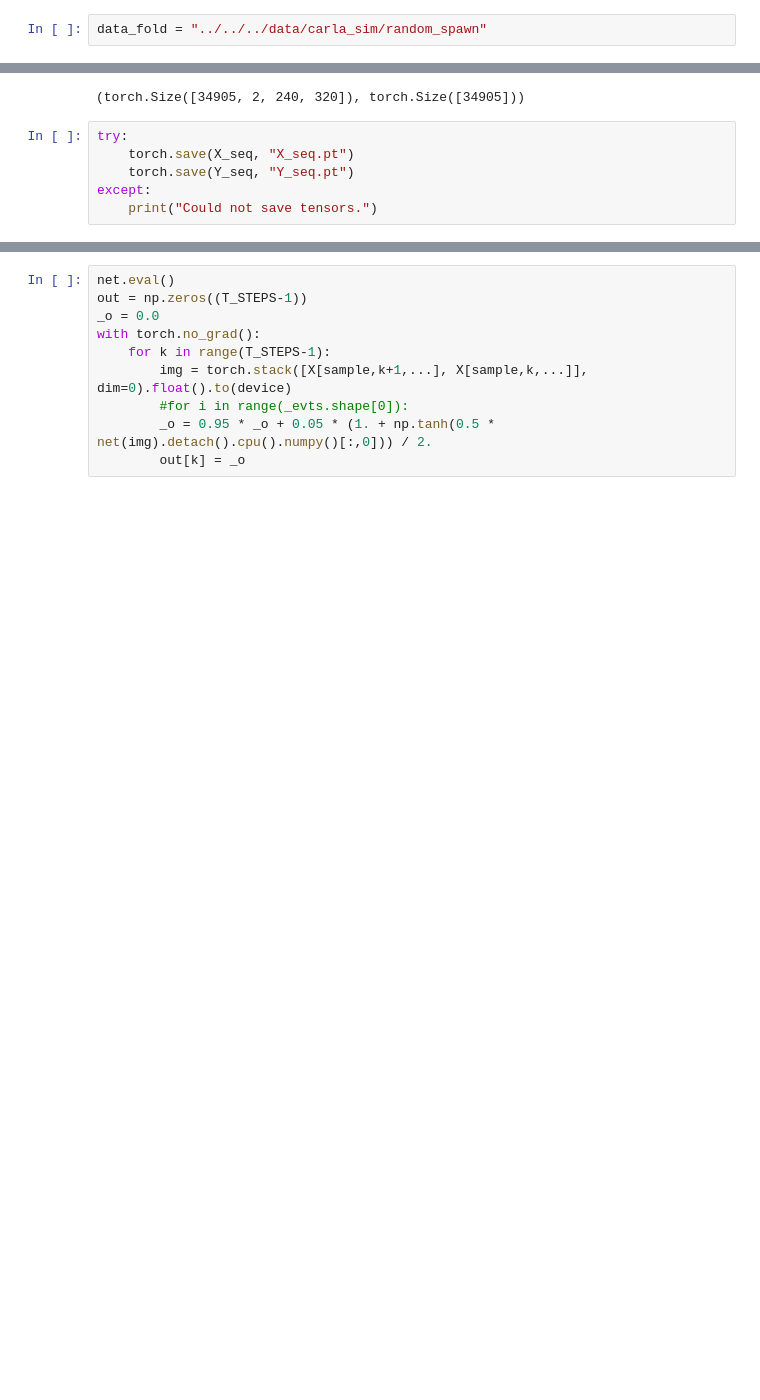
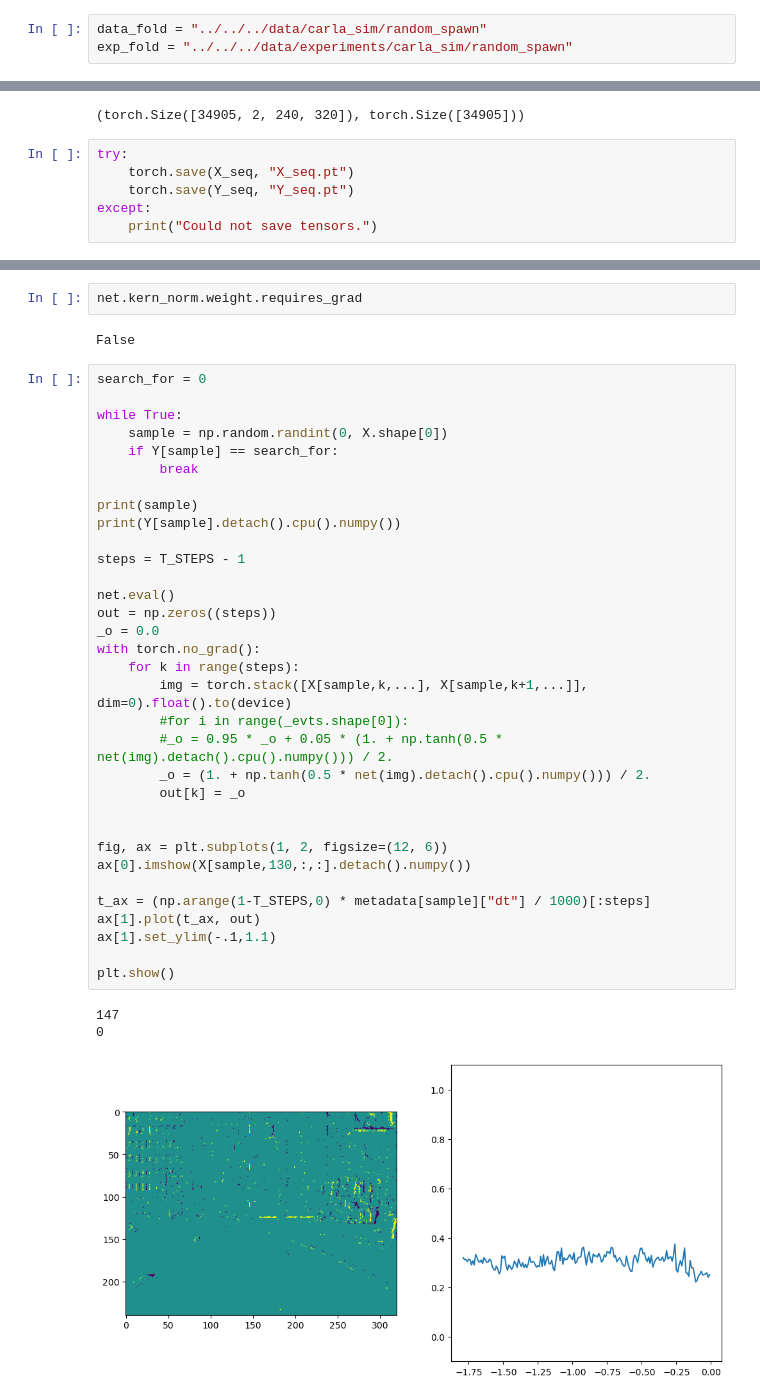
Before and after one commit to FabianSchubert/Bio-Inspired-Event-Based-Looming-Object-Detection-for-Automotive-Collision-Avoidance, a Jupyter notebook: experiments/carla_sim/random_spawn/train_rnn.ipynb, the cells around one changed output, grey strips where cells are left out. Cells and saved outputs as stored; diff of their text form; blank space fills up the shorter version.

```diff
--- a/experiments/carla_sim/random_spawn/train_rnn.ipynb
+++ b/experiments/carla_sim/random_spawn/train_rnn.ipynb
@@ -9,6 +9,7 @@ import os
 from tqdm.notebook import tqdm
 # %%
 data_fold = "../../../data/carla_sim/random_spawn"
+exp_fold = "../../../data/experiments/carla_sim/random_spawn"
 # %%
 WIDTH, HEIGHT = 640, 480
 
@@ -360,10 +543,41 @@ plt.show()
+# %%
+net.kern_norm.weight.requires_grad
+# %% [output]
+False
 # %%
+search_for = 0
+
+while True:
+    sample = np.random.randint(0, X.shape[0])
+    if Y[sample] == search_for:
+        break
+
+print(sample)
+print(Y[sample].detach().cpu().numpy())
+
+steps = T_STEPS - 1
+
 net.eval()
-out = np.zeros((T_STEPS-1))
+out = np.zeros((steps))
 _o = 0.0
 with torch.no_grad():
-    for k in range(T_STEPS-1):
-        img = torch.stack([X[sample,k+1,...], X[sample,k,...]], dim=0).float().to(device)
+    for k in range(steps):
+        img = torch.stack([X[sample,k,...], X[sample,k+1,...]], dim=0).float().to(device)
         #for i in range(_evts.shape[0]):
-        _o = 0.95 * _o + 0.05 * (1. + np.tanh(0.5 * net(img).detach().cpu().numpy()[:,0])) / 2.
+        #_o = 0.95 * _o + 0.05 * (1. + np.tanh(0.5 * net(img).detach().cpu().numpy())) / 2.
+        _o = (1. + np.tanh(0.5 * net(img).detach().cpu().numpy())) / 2.
         out[k] = _o
+
+
+fig, ax = plt.subplots(1, 2, figsize=(12, 6))
+ax[0].imshow(X[sample,130,:,:].detach().numpy())
+
+t_ax = (np.arange(1-T_STEPS,0) * metadata[sample]["dt"] / 1000)[:steps]
+ax[1].plot(t_ax, out)
+ax[1].set_ylim(-.1,1.1)
+
+plt.show()
+# %% [output]
+147
+0
+[figure, added]
```
Also changed, not shown: parts of 20 cells of this notebook.
